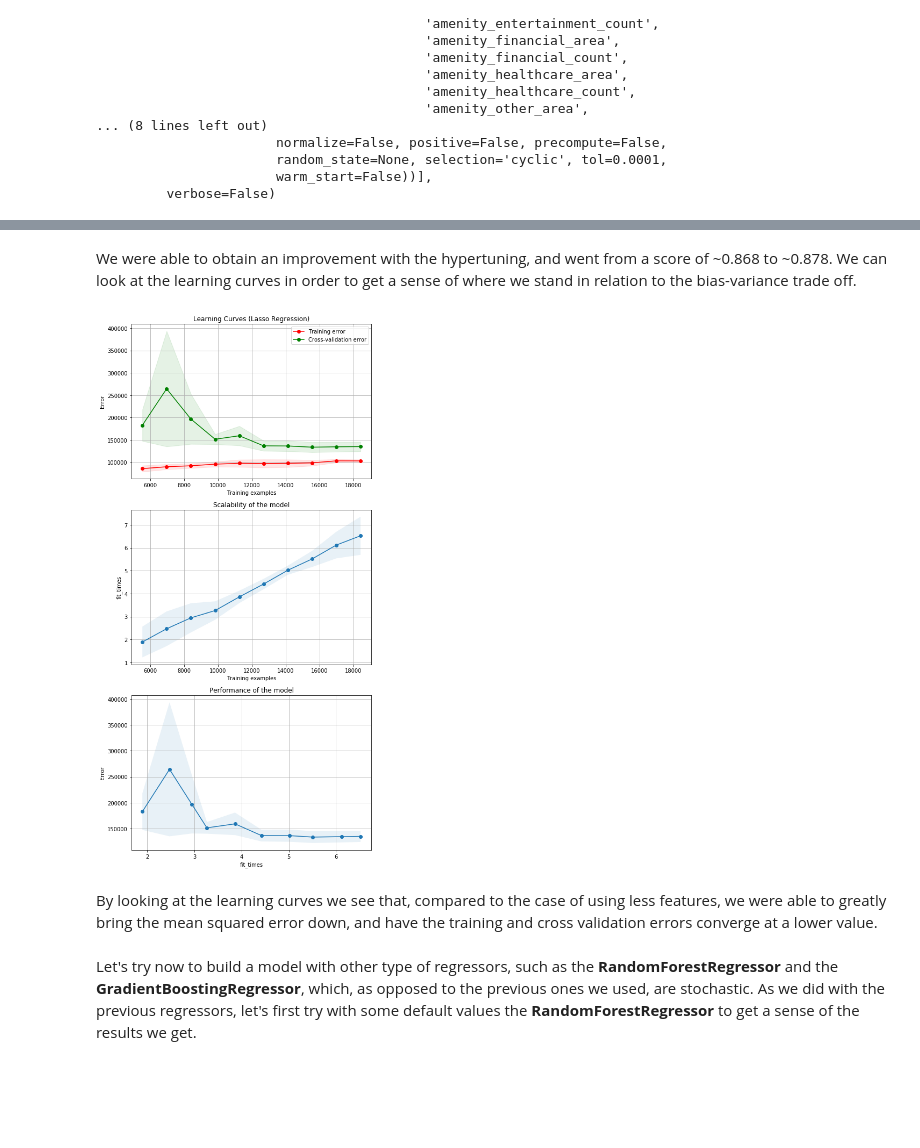
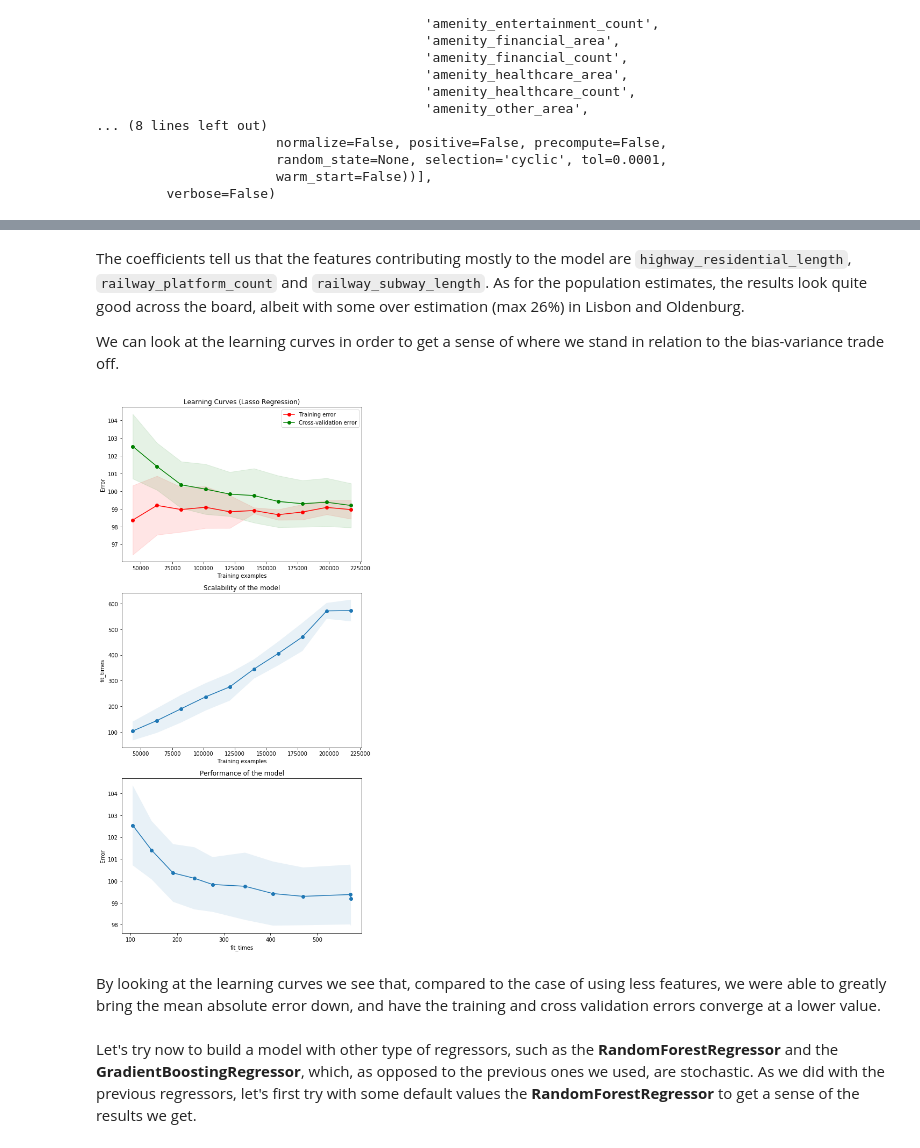
Before and after one commit to diogomatoschaves/osm-population-predictor, a Jupyter notebook: notebooks/all_features.ipynb, the cells around one changed output, grey strips where cells are left out. Cells and saved outputs as stored; diff of their text form; code cells hidden in the pictures; blank space fills up the shorter version.

```diff
--- a/notebooks/all_features.ipynb
+++ b/notebooks/all_features.ipynb
@@ -636,6 +673,9 @@ class FeatureSelector(BaseEstimator, TransformerMixin):
         return X_copy
 # %%
 class AreaNormalizer(BaseEstimator, TransformerMixin):
+    """
+    Normalizes all features' values by the area.
+    """
 
     def fit(self, X, y=None, **fit_params):
         return self
@@ -650,6 +690,9 @@ class AreaNormalizer(BaseEstimator, TransformerMixin):
         return pd.DataFrame(X_copy)
 # %%
 class RemoveColumn(BaseEstimator, TransformerMixin):
+    """
+    Removes selected columns from the model.
+    """
 
     def __init__(self, columns):
         self.columns = columns
@@ -664,6 +707,9 @@ class RemoveColumn(BaseEstimator, TransformerMixin):
         return X_copy
 # %%
 class FeaturePolynomial(BaseEstimator, TransformerMixin):
+    """
+    Returns the polynomial terms of features up to a specified degree.
+    """
 
     def __init__(self, order, only_self_terms=True):
         self.order = order
@@ -790,9 +836,9 @@ pipeline = Pipeline([
     ('feature_selector', FeatureSelector(columns=[*features, 'area'])),
     ('area_normalizer', AreaNormalizer()),
     ('remove_columns', RemoveColumn(['area'])),
-    ('feature_mapping', FeaturePolynomial(2)),
+    ('feature_mapping', FeaturePolynomial(3)),
     ('scaling', StandardScaler()),
-    ('reg', Lasso(alpha=10)),
+    ('reg', Lasso(alpha=1)),
 ])
 # %%
 pipeline.fit(X_train, y_train)
@@ -829,15 +882,17 @@ plot_cities_results(pipeline, '../data/population_tests')
 # %% [markdown]
-We were able to obtain an improvement with the hypertuning, and went from a score of ~0.868 to ~0.878. We can look at the learning curves in order to get a sense of where we stand in relation to the bias-variance trade off.
+The coefficients tell us that the features contributing mostly to the model are `highway_residential_length`, `railway_platform_count` and `railway_subway_length`. As for the population estimates, the results look quite good across the board, albeit with some over estimation (max 26%) in Lisbon and Oldenburg.
+
+We can look at the learning curves in order to get a sense of where we stand in relation to the bias-variance trade off.
 # %%
 title = "Learning Curves (Lasso Regression)"
 
-cv = ShuffleSplit(n_splits=3, test_size=0.3)
+cv = ShuffleSplit(n_splits=5, test_size=0.3)
 
-train_sizes, train_scores, test_scores, fit_times = plot_learning_curve(pipeline, title, X, y, cv=cv, train_sizes=np.linspace(0.3, 1, 10))
+train_sizes, train_scores, test_scores, fit_times = plot_learning_curve(pipeline, title, X, y, cv=cv, train_sizes=np.linspace(0.2, 1, 10), metric='neg_mean_absolute_error')
 # %% [output]
-[figure, old version]
+[figure, new version]
 # %% [markdown]
-By looking at the learning curves we see that, compared to the case of using less features, we were able to greatly bring the mean squared error down, and have the training and cross validation errors converge at a lower value.
+By looking at the learning curves we see that, compared to the case of using less features, we were able to greatly bring the mean absolute error down, and have the training and cross validation errors converge at a lower value.
 # %% [markdown]
 Let's try now to build a model with other type of regressors, such as the **RandomForestRegressor** and the **GradientBoostingRegressor**, which, as opposed to the previous ones we used, are stochastic. As we did with the previous regressors, let's first try with some default values the **RandomForestRegressor** to get a sense of the results we get.
 # %%
```
Also changed, not shown: parts of 70 cells of this notebook, 3 other files.
